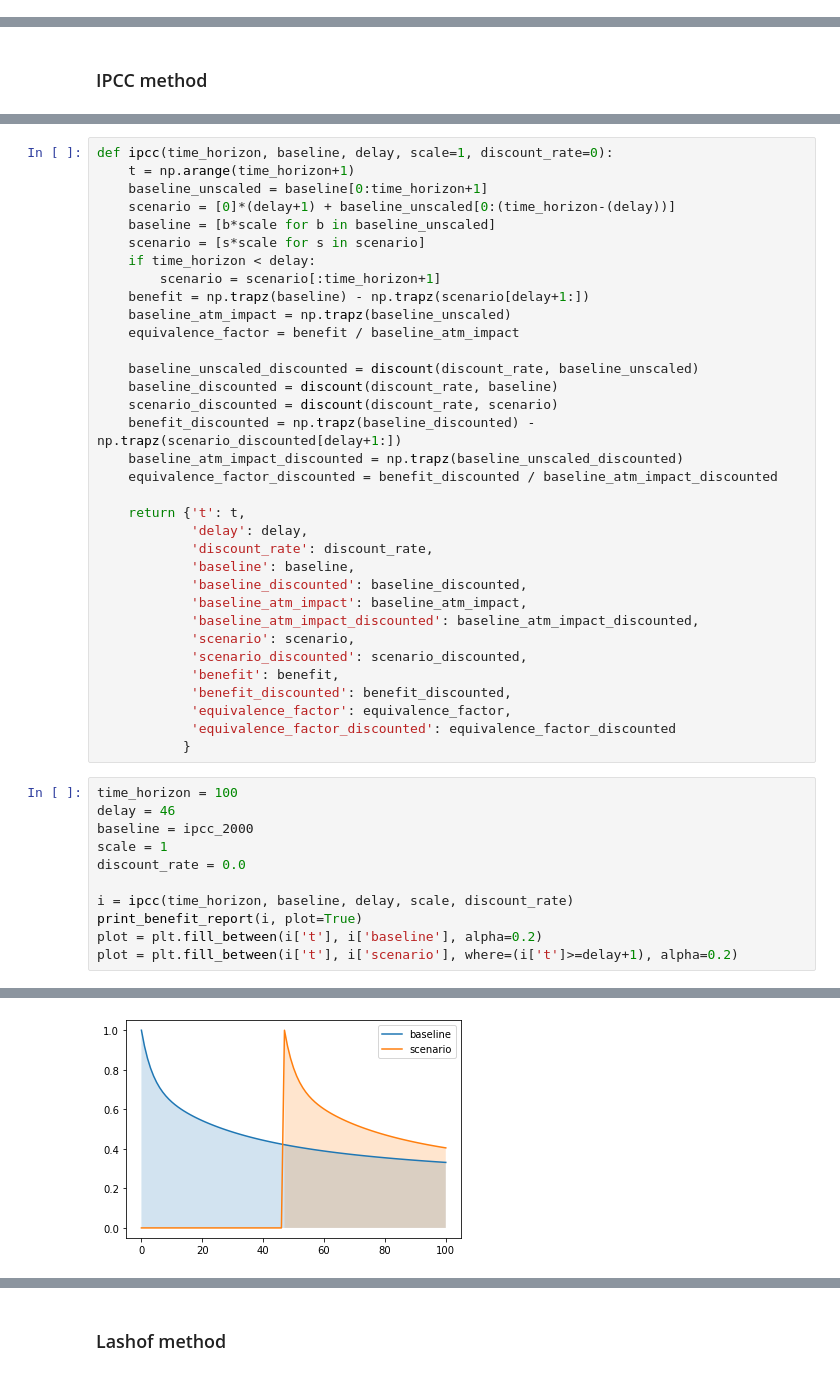
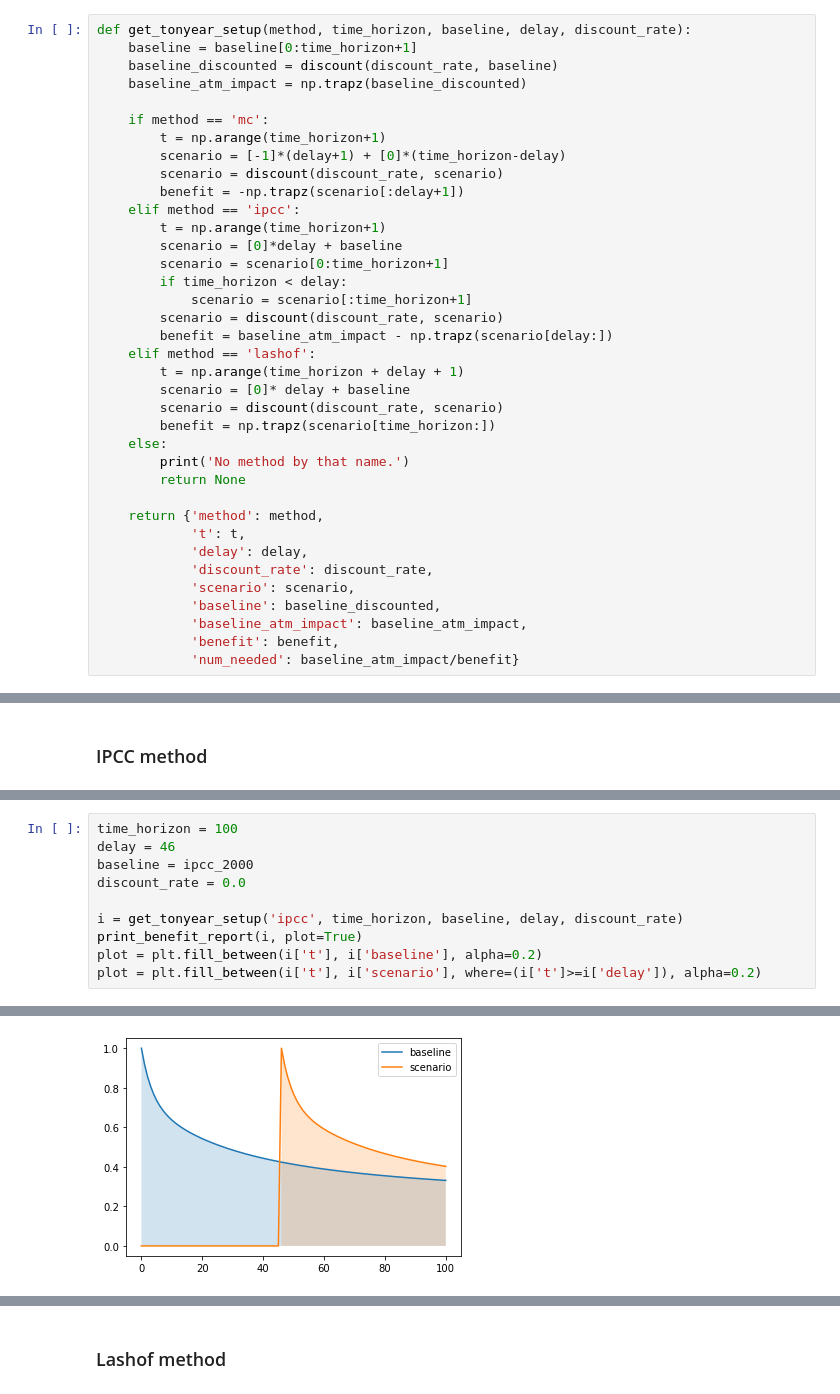
Before and after one commit to carbonplan/notebooks, a Jupyter notebook: ton-year/ton-year.ipynb, the cells around one changed output, grey strips where cells are left out. Drawn from its saved outputs; the diff is of its cells as text.

```diff
--- a/ton-year/ton-year.ipynb
+++ b/ton-year/ton-year.ipynb
@@ -116,3 +106,40 @@ def print_benefit_report(method_output, plot):
+# %%
+def get_tonyear_setup(method, time_horizon, baseline, delay, discount_rate):
+    baseline = baseline[0:time_horizon+1]
+    baseline_discounted = discount(discount_rate, baseline)
+    baseline_atm_impact = np.trapz(baseline_discounted)
+
+    if method == 'mc':
+        t = np.arange(time_horizon+1)
+        scenario = [-1]*(delay+1) + [0]*(time_horizon-delay)
+        scenario = discount(discount_rate, scenario)
+        benefit = -np.trapz(scenario[:delay+1])
+    elif method == 'ipcc':
+        t = np.arange(time_horizon+1)
+        scenario = [0]*delay + baseline
+        scenario = scenario[0:time_horizon+1]
+        if time_horizon < delay:
+            scenario = scenario[:time_horizon+1]
+        scenario = discount(discount_rate, scenario)
+        benefit = baseline_atm_impact - np.trapz(scenario[delay:])
+    elif method == 'lashof':
+        t = np.arange(time_horizon + delay + 1)
+        scenario = [0]* delay + baseline
+        scenario = discount(discount_rate, scenario)
+        benefit = np.trapz(scenario[time_horizon:])
+    else:
+        print('No method by that name.')
+        return None
+
+    return {'method': method,
+            't': t,
+            'delay': delay,
+            'discount_rate': discount_rate,
+            'scenario': scenario,
+            'baseline': baseline_discounted,
+            'baseline_atm_impact': baseline_atm_impact,
+            'benefit': benefit,
+            'num_needed': baseline_atm_impact/benefit}
 # %% [markdown]
 ### Moura-Costa method
 # %% [markdown]
@@ -178,46 +180,11 @@ Method described IPCC Special report, 2000: https://archive.ipcc.ch/ipccreports/
-# %%
-def ipcc(time_horizon, baseline, delay, scale=1, discount_rate=0):
-    t = np.arange(time_horizon+1)
-    baseline_unscaled = baseline[0:time_horizon+1]
-    scenario = [0]*(delay+1) + baseline_unscaled[0:(time_horizon-(delay))]
-    baseline = [b*scale for b in baseline_unscaled]
-    scenario = [s*scale for s in scenario]
-    if time_horizon < delay:
-        scenario = scenario[:time_horizon+1]
-    benefit = np.trapz(baseline) - np.trapz(scenario[delay+1:])
-    baseline_atm_impact = np.trapz(baseline_unscaled)
-    equivalence_factor = benefit / baseline_atm_impact
-
-    baseline_unscaled_discounted = discount(discount_rate, baseline_unscaled)
-    baseline_discounted = discount(discount_rate, baseline)
-    scenario_discounted = discount(discount_rate, scenario)
-    benefit_discounted = np.trapz(baseline_discounted) - np.trapz(scenario_discounted[delay+1:])
-    baseline_atm_impact_discounted = np.trapz(baseline_unscaled_discounted)
-    equivalence_factor_discounted = benefit_discounted / baseline_atm_impact_discounted
-
-    return {'t': t,
-            'delay': delay,
-            'discount_rate': discount_rate,
-            'baseline': baseline,
-            'baseline_discounted': baseline_discounted,
-            'baseline_atm_impact': baseline_atm_impact,
-            'baseline_atm_impact_discounted': baseline_atm_impact_discounted,
-            'scenario': scenario,
-            'scenario_discounted': scenario_discounted,
-            'benefit': benefit,
-            'benefit_discounted': benefit_discounted,
-            'equivalence_factor': equivalence_factor,
-            'equivalence_factor_discounted': equivalence_factor_discounted
-           }
 # %%
 time_horizon = 100
 delay = 46
 baseline = ipcc_2000
-scale = 1
 discount_rate = 0.0
 
-i = ipcc(time_horizon, baseline, delay, scale, discount_rate)
+i = get_tonyear_setup('ipcc', time_horizon, baseline, delay, discount_rate)
 print_benefit_report(i, plot=True)
 plot = plt.fill_between(i['t'], i['baseline'], alpha=0.2)
-plot = plt.fill_between(i['t'], i['scenario'], where=(i['t']>=delay+1), alpha=0.2)
+plot = plt.fill_between(i['t'], i['scenario'], where=(i['t']>=i['delay']), alpha=0.2)
 # %% [output]
@@ -227 +196 @@ Equivalence factor: 0.37
-[figure, old version]
+[figure, new version]
```
Also changed, not shown: parts of 41 cells of this notebook.
